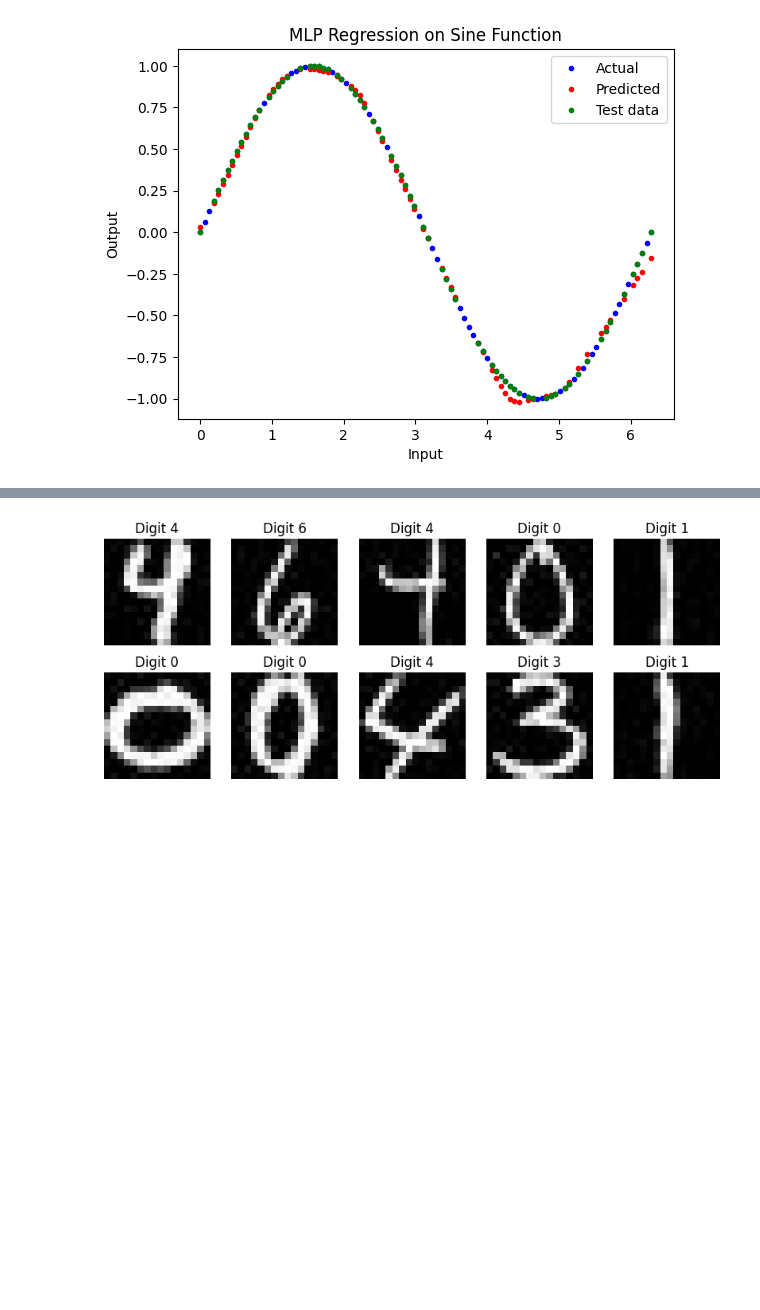
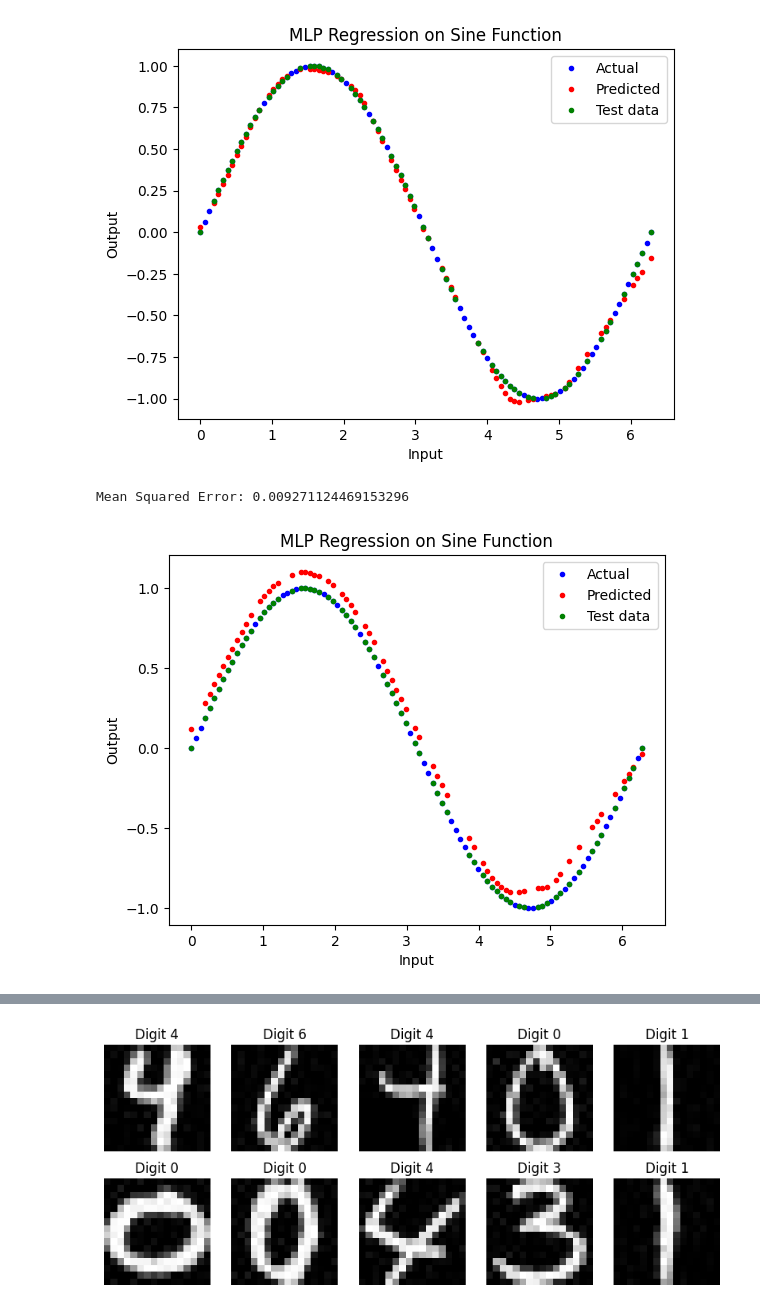
Before and after one commit to Mohsen-Rahimi8001/AI-course, a Jupyter notebook: Neural-Network/neural_network.ipynb, the cells around one changed output, grey strips where cells are left out. Saved outputs shown, nothing was run; the diff lists cells and outputs as text; code cells hidden in the pictures; blank space fills up the shorter version.

```diff
--- a/Neural-Network/neural_network.ipynb
+++ b/Neural-Network/neural_network.ipynb
@@ -320,3 +325,10 @@ predict_function2(X, y, (100, 81, 64, 49), 100000)
 # %% [output]
 Mean Squared Error: 0.0013505556303535842
 [figure]
+# %%
+noise = np.zeros((int(X.shape[0]*0.3), 1)) + 0.1
+
+mlp = predict_function2(X, y, (100, 81, 64, 49), 100000, noise=noise, test_size=0.7)
+# %% [output]
+Mean Squared Error: 0.009271124469153296
+[figure, added]
```
Also changed, not shown: parts of 33 cells of this notebook.
